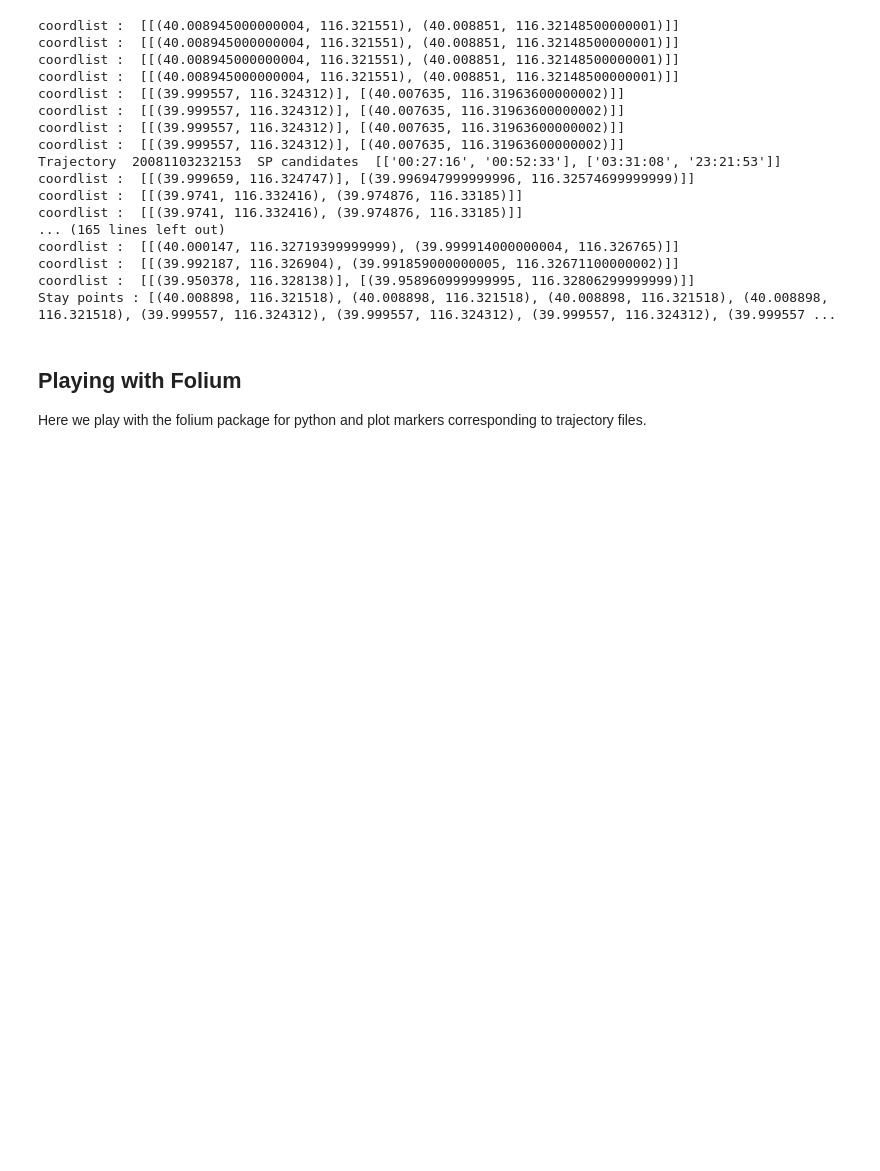
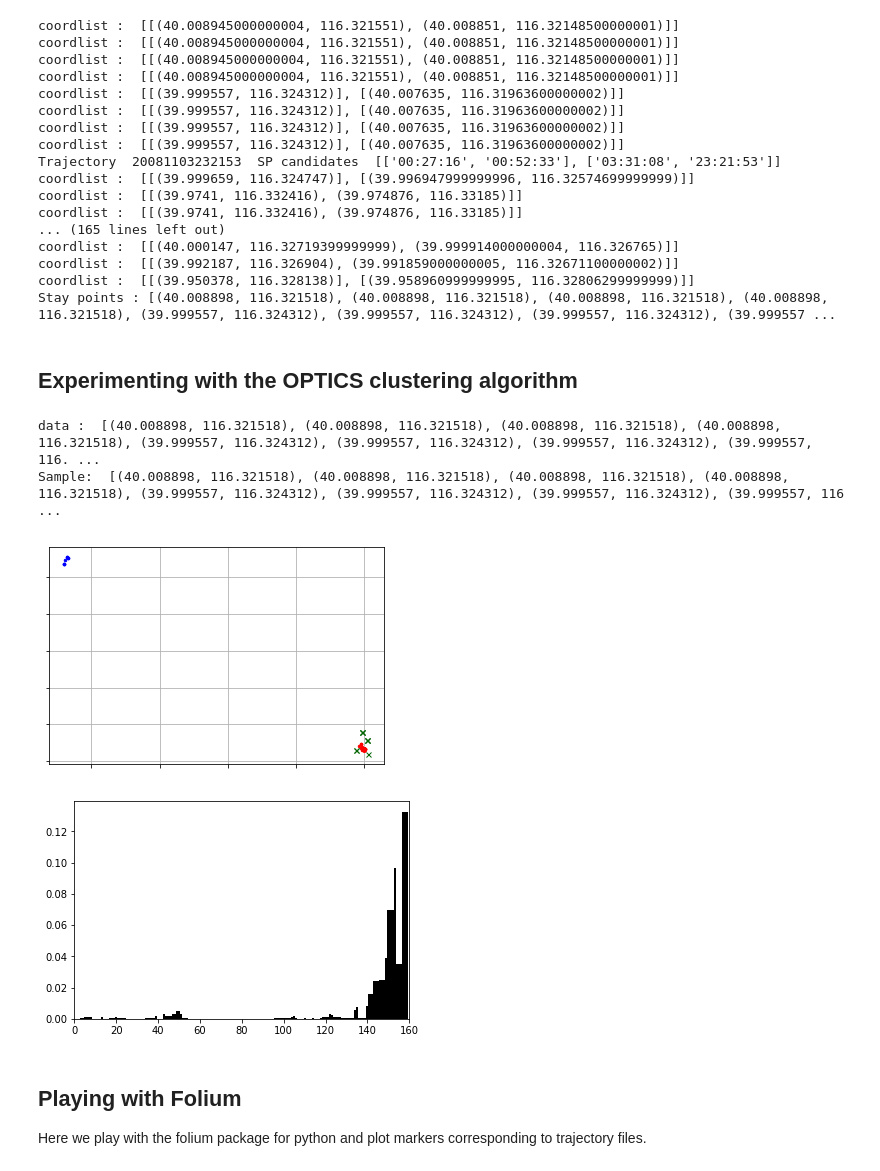
Before and after one commit to PatrickMotylinski/LBCPI-project, a Jupyter notebook: LBCPI.ipynb, the cells around one changed output. Drawn from its saved outputs; the diff is of its cells as text; code cells hidden in the pictures; blank space fills up the shorter version.

```diff
--- a/LBCPI.ipynb
+++ b/LBCPI.ipynb
@@ -25,2 +35,0 @@ from pyclustering.utils import read_sample
-# %%
-sample = read_sample(FCPS_SAMPLES.SAMPLE_LSUN)
@@ -29,3 +36,25 @@ NameError: name 'FCPS_SAMPLES' is not defined
+# %%
+def template_clustering(sample, eps, minpts, amount_clusters = None, visualize = True, ccore = False):
+    #sample = read_sample(path_sample);
+    print("data : ", sample)
+    optics_instance = optics(sample, eps, minpts, amount_clusters, ccore);
+    (ticks, _) = timedcall(optics_instance.process);
+
+    print("Sample: ", sample, "\t\tExecution time: ", ticks, "\n");
+
+    if (visualize is True):
+        clusters = optics_instance.get_clusters();
+        noise = optics_instance.get_noise();
+
+        visualizer = cluster_visualizer();
+        visualizer.append_clusters(clusters, sample);
+        visualizer.append_cluster(noise, sample, marker = 'x');
+        visualizer.show();
+
+        ordering = optics_instance.get_ordering();
+        analyser = ordering_analyser(ordering);
+
+        ordering_visualizer.show_ordering_diagram(analyser, amount_clusters);
 # %%
 #### Retrieve data, based on SELECTION from (SQLite) DB stored in DBFILE, located in PATH
 def sqlite_2_pd_df(selection, path, dbfile, db):
@@ -243,6 +272,17 @@ coordlist :  [[(40.000147, 116.32719399999999), (39.999914000000004, 116.326765)
 coordlist :  [[(39.992187, 116.326904), (39.991859000000005, 116.32671100000002)]]
 coordlist :  [[(39.950378, 116.328138)], [(39.958960999999995, 116.32806299999999)]]
 Stay points : [(40.008898, 116.321518), (40.008898, 116.321518), (40.008898, 116.321518), (40.008898, 116.321518), (39.999557, 116.324312), (39.999557, 116.324312), (39.999557, 116.324312), (39.999557 ...
+# %% [markdown]
+## Experimenting with the OPTICS clustering algorithm
+# %%
+eps = 0.15
+minpts = 3
+template_clustering(SPs, eps, minpts)
+# %% [output]
+data :  [(40.008898, 116.321518), (40.008898, 116.321518), (40.008898, 116.321518), (40.008898, 116.321518), (39.999557, 116.324312), (39.999557, 116.324312), (39.999557, 116.324312), (39.999557, 116. ...
+Sample:  [(40.008898, 116.321518), (40.008898, 116.321518), (40.008898, 116.321518), (40.008898, 116.321518), (39.999557, 116.324312), (39.999557, 116.324312), (39.999557, 116.324312), (39.999557, 116 ...
+[figure, added]
+[figure, added]
 # %% [markdown]
 ## Playing with Folium
 
```
Also changed, not shown: parts of 3 cells of this notebook.
